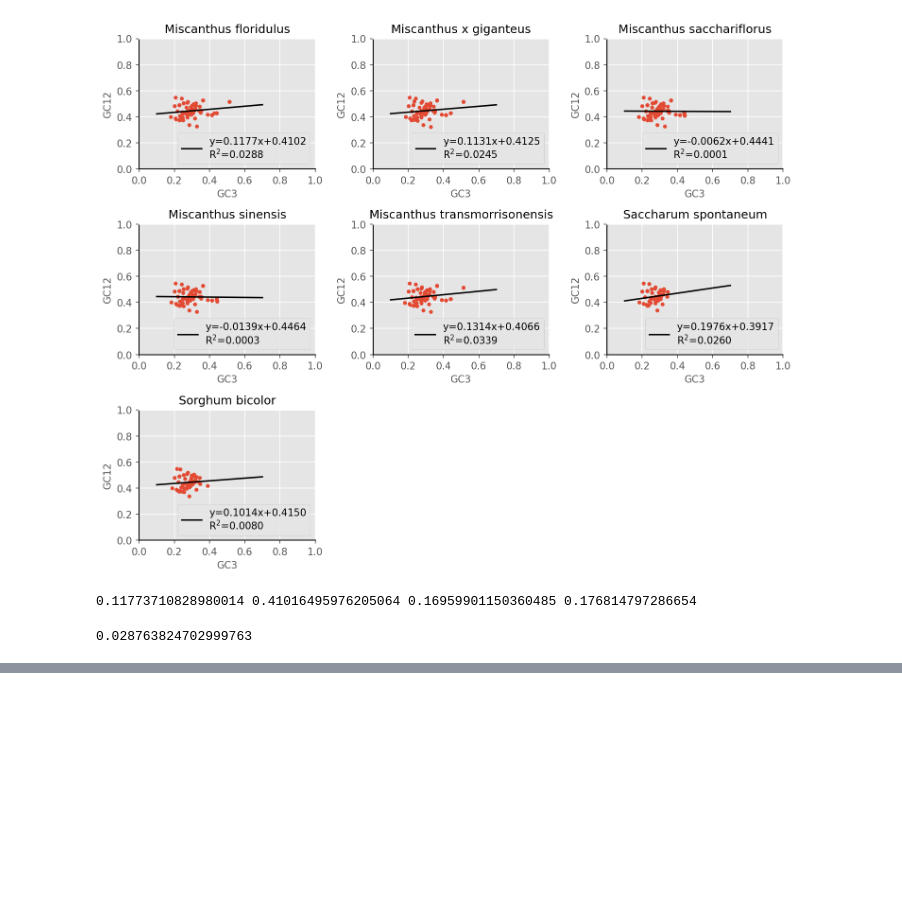
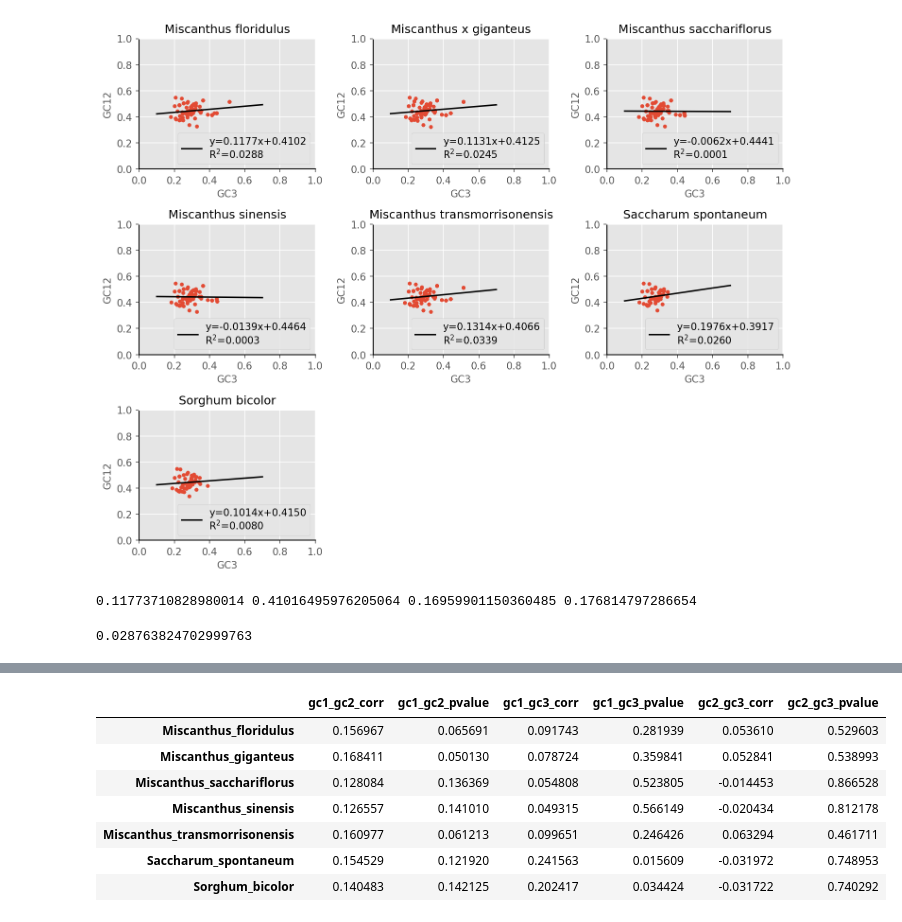
Before and after one commit to shexuan/pyscripts, a Jupyter notebook: codon_analysis/Step6 Neutrality plot.ipynb, the cells around one changed output, grey strips where cells are left out. Saved outputs shown, nothing was run; the diff lists cells and outputs as text; code cells hidden in the pictures; blank space fills up the shorter version.

Commit message:
add function analysis for neutrality analysis

```diff
--- a/codon_analysis/Step6 Neutrality plot.ipynb
+++ b/codon_analysis/Step6 Neutrality plot.ipynb
@@ -134,0 +219,35 @@ r2_score(GC12s, y_pred)
+# %%
+from collections import defaultdict
+
+writer = pd.ExcelWriter('Step6_Neutrality_analysis_gc_count.xlsx', engine='xlsxwriter')
+
+corr_dict = defaultdict(list)
+indexs = []
+
+for i, (f, title) in enumerate(zip(cds_files, titles), 1):
+    gc_dict = defaultdict(list)
+    # print(i, f, title)
+    name = f.split('/')[-1].split('.')[0]
+    print(name)
+    indexs.append(name)
+    GC1s, GC2s, GC12s, GC3s = read_fasta(f)
+    gc_dict['GC1s'] = GC1s
+    gc_dict['GC2s'] = GC2s
+    gc_dict['GC12s'] = GC12s
+    gc_dict['GC3s'] = GC3s
+    tmpdf = pd.DataFrame(gc_dict)
+    tmpdf.to_excel(writer, sheet_name=name, index=False, header=True)
+    # 计算相关性
+    corr_gc1_gc2 = calc_corr(GC1s, GC2s)
+    corr_gc1_gc3 = calc_corr(GC1s, GC3s)
+    corr_gc2_gc3 = calc_corr(GC2s, GC3s)
+    corr_dict['gc1_gc2_corr'].append(corr_gc1_gc2.correlation)
+    corr_dict['gc1_gc2_pvalue'].append(corr_gc1_gc2.pvalue)
+    corr_dict['gc1_gc3_corr'].append(corr_gc1_gc3.correlation)
+    corr_dict['gc1_gc3_pvalue'].append(corr_gc1_gc3.pvalue)
+    corr_dict['gc2_gc3_corr'].append(corr_gc2_gc3.correlation)
+    corr_dict['gc2_gc3_pvalue'].append(corr_gc2_gc3.pvalue)
+    print('\n')
+    print("*"*20)
+
+writer.save()
@@ -134,0 +272,13 @@ r2_score(GC12s, y_pred)
+# %%
+df_corr = pd.DataFrame(corr_dict)
+df_corr.index = indexs
+df_corr
+# %% [output]
+|  | gc1_gc2_corr | gc1_gc2_pvalue | gc1_gc3_corr | gc1_gc3_pvalue | gc2_gc3_corr | gc2_gc3_pvalue |
+| Miscanthus_floridulus | 0.156967 | 0.065691 | 0.091743 | 0.281939 | 0.053610 | 0.529603 |
+| Miscanthus_giganteus | 0.168411 | 0.050130 | 0.078724 | 0.359841 | 0.052841 | 0.538993 |
+| Miscanthus_sacchariflorus | 0.128084 | 0.136369 | 0.054808 | 0.523805 | -0.014453 | 0.866528 |
+| Miscanthus_sinensis | 0.126557 | 0.141010 | 0.049315 | 0.566149 | -0.020434 | 0.812178 |
+| Miscanthus_transmorrisonensis | 0.160977 | 0.061213 | 0.099651 | 0.246426 | 0.063294 | 0.461711 |
+| Saccharum_spontaneum | 0.154529 | 0.121920 | 0.241563 | 0.015609 | -0.031972 | 0.748953 |
+| Sorghum_bicolor | 0.140483 | 0.142125 | 0.202417 | 0.034424 | -0.031722 | 0.740292 |
```
Also changed, not shown: parts of 5 cells of this notebook, 1 other file.
